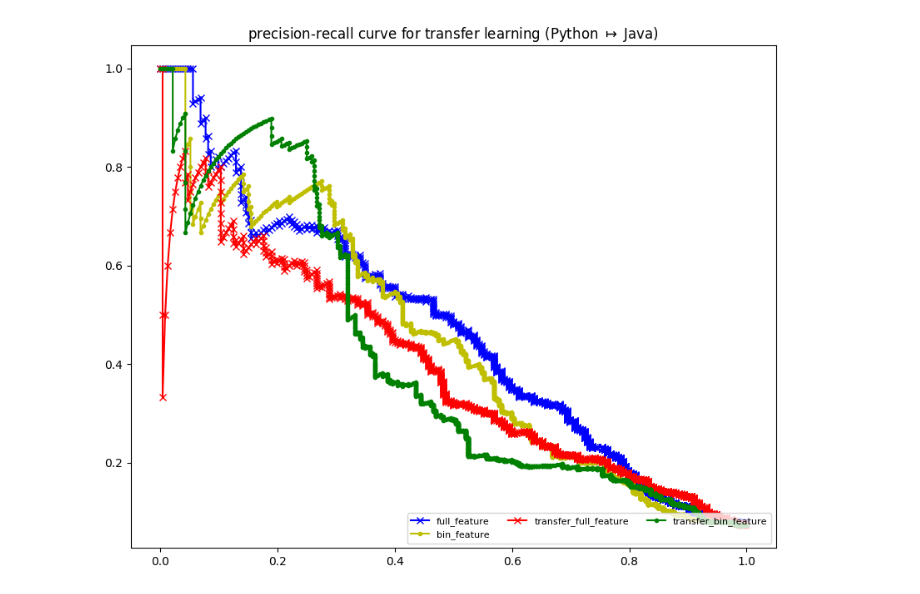
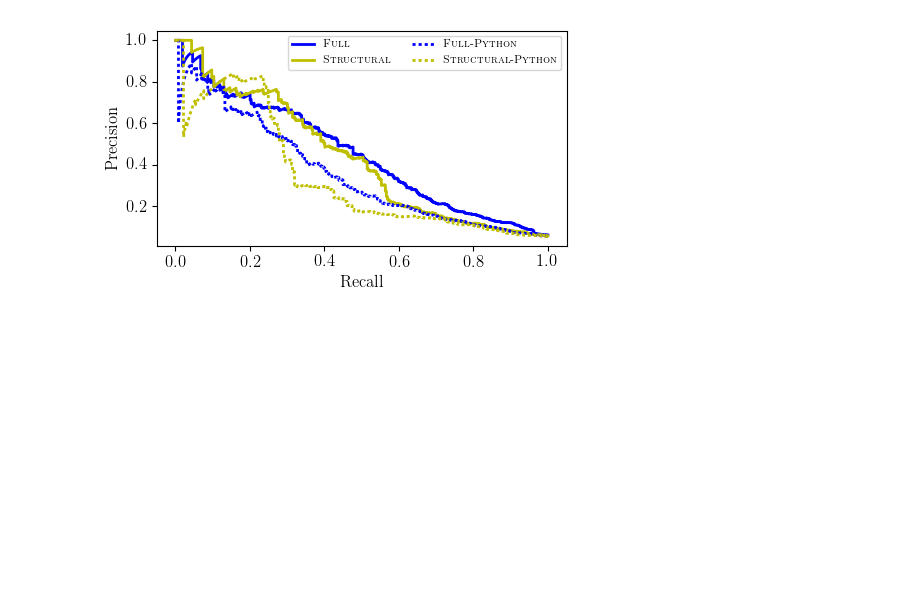
Before and after one commit to neulab/code-mining, a Jupyter notebook: attention_model/lang/java/plot.ipynb, the cells around one changed output. Cells and saved outputs as stored; diff of their text form; code cells hidden in the pictures; blank space fills up the shorter version.

```diff
--- a/attention_model/lang/java/plot.ipynb
+++ b/attention_model/lang/java/plot.ipynb
@@ -6,6 +6,15 @@ import pickle
 from random import shuffle
 from collections import Counter, defaultdict
 from sklearn.metrics import precision_recall_curve, roc_curve, roc_auc_score
+
+#import matplotlib
+#matplotlib.rcParams['text.usetex'] = True
+#matplotlib.rcParams['text.latex.preamble'] = [r'\usepackage{amsmath}']
+
+plt.rc('text', usetex=True)
+plt.rc('font', family='serif')
+plt.rc('font', size=12)
+line_width = 2.0
 # %%
 snippet_pos = pickle.load(open('snippet_pos.p', 'rb'))
 questions = pickle.load(open('questions.p', 'rb'))
@@ -92,31 +111,34 @@ plt.show()
 # %%
 y_true_transfer_full_feat, scores_transfer_full_feat = get_y_true_and_predictor_scores(transfer_full_feature_samples)
 y_true_transfer_bin_feat, scores_transfer_bin_feat = get_y_true_and_predictor_scores(transfer_bin_feature_samples)
 
 precision_transfer_full_feat, recall_transfer_full_feat, _ = precision_recall_curve(y_true_transfer_full_feat, scores_transfer_full_feat)
 precision_transfer_bin_feat, recall_transfer_bin_feat, _ = precision_recall_curve(y_true_transfer_bin_feat, scores_transfer_bin_feat)
 
-plt.figure(figsize=(10, 8))
+plt.figure(figsize=(5, 3))
 ax = plt.subplot()
-colors = ['b', 'c', 'y', 'm', 'r', 'g']
 
-pr_full_feat, = plt.plot(recall_full_feat, precision_full_feat, 'x-', color=colors[0])
-pr_bin_feat, = plt.plot(recall_bin_feat, precision_bin_feat, '.-', color=colors[2])
-pr_transfer_full_feat, = plt.plot(recall_transfer_full_feat, precision_transfer_full_feat, 'x-', color=colors[4])
-pr_transfer_bin_feat,  = plt.plot(recall_transfer_bin_feat, precision_transfer_bin_feat, '.-', color=colors[5])
+pr_full_feat, = plt.plot(recall_full_feat, precision_full_feat, '-', color=colors[0], lw=line_width)
+pr_bin_feat, = plt.plot(recall_bin_feat, precision_bin_feat, '-', color=colors[2], lw=line_width)
+pr_transfer_full_feat, = plt.plot(recall_transfer_full_feat, precision_transfer_full_feat, ':', color=colors[0], lw=line_width)
+pr_transfer_bin_feat,  = plt.plot(recall_transfer_bin_feat, precision_transfer_bin_feat, ':', color=colors[2], lw=line_width)
 
 plt.legend((pr_full_feat, pr_bin_feat, pr_transfer_full_feat, pr_transfer_bin_feat),
-          ('full_feature', 'bin_feature', 'transfer_full_feature', 'transfer_bin_feature'),
+          (r'\textsc{Full}', r'\textsc{Structural}', r'\textsc{Full}-\textsc{Python}', r'\textsc{Structural}-\textsc{Python}'),
           scatterpoints=1,
-          loc='lower right',
-          ncol=3,
+          loc='upper right',
+          ncol=2,
           fontsize=8)
 #ax.set_xlim([0, 100])
 #ax.set_ylim([0, 100])
-plt.title('precision-recall curve for transfer learning (Python $\mapsto$ Java)')
+#plt.title('precision-recall curve for transfer learning (Python $\mapsto$ Java)')
+plt.xlabel(r'Recall')
+plt.ylabel(r'Precision')
+plt.tight_layout()
+plt.savefig('java_pr_curve_transfer.pdf', dpi=300)
 plt.show()
 # %% [output]
-[figure, old version]
+[figure, new version]
 # %%
 # precision, recall, thresholds = precision_recall_curve(y_true, probas_pred, pos_label=1)
 # print precision[::-1][:10], full_feature_y[:10]
```
Also changed, not shown: parts of 7 cells of this notebook, 5 other files.
